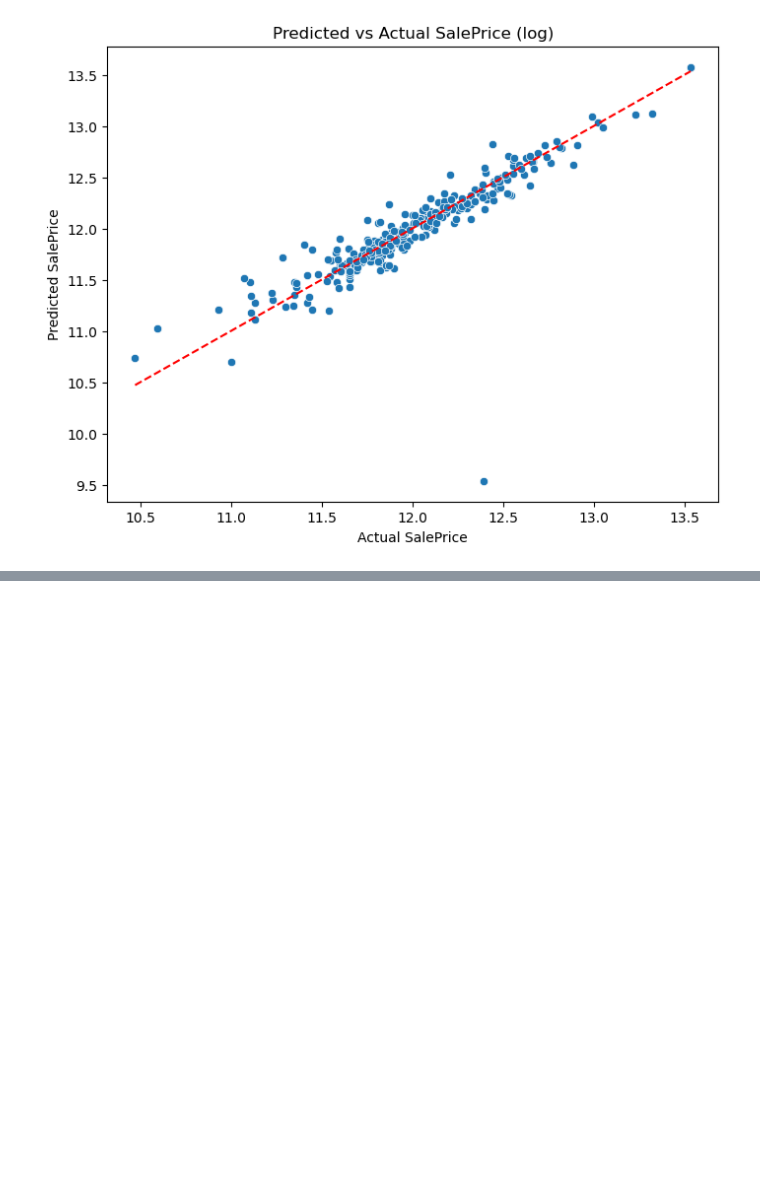
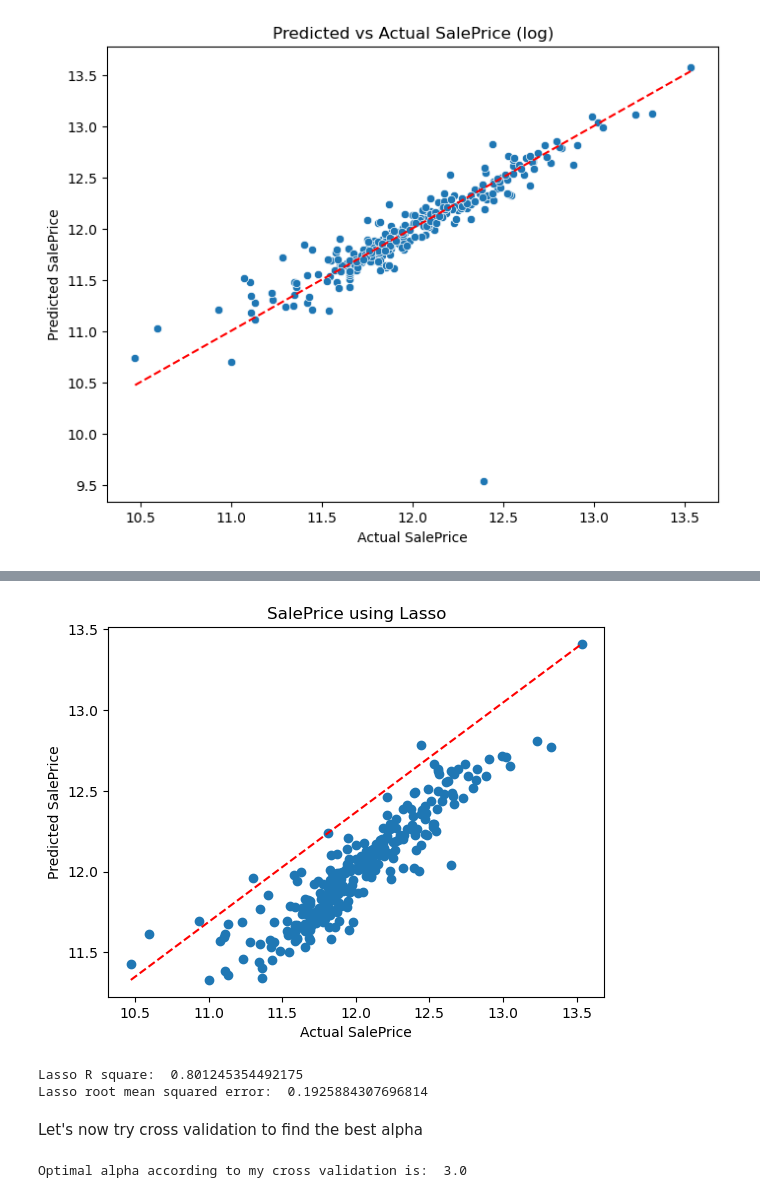
Before and after one commit to Hassanxsa/House-Prediction, a Jupyter notebook: LinearRegression.ipynb, the cells around one changed output, grey strips where cells are left out. Cells and saved outputs as stored; diff of their text form; code cells hidden in the pictures; blank space fills up the shorter version.

```diff
--- a/LinearRegression.ipynb
+++ b/LinearRegression.ipynb
@@ -366,0 +442,33 @@ plt.show()
+# %%
+lasso_model = Lasso()
+lasso_model = lasso_model.fit(x_train,y_train)
+y_pred = lasso_model.predict(x_test)
+# %%
+plt.scatter(x=y_test, y=y_pred)
+plt.xlabel("Actual SalePrice")
+plt.ylabel("Predicted SalePrice")
+plt.title("SalePrice using Lasso")
+plt.plot([y_test.min(),y_test.max()],[y_pred.min(),y_pred.max()], "r--")
+plt.show()
+
+
+lasso_r2 = r2_score(y_test,y_pred)
+lasso_rmse = np.sqrt(mean_squared_error(y_test,y_pred))
+
+print("Lasso R square: ", lasso_r2)
+print("Lasso root mean squared error: ", lasso_rmse)
+# %% [output]
+[figure, added]
+Lasso R square:  0.801245354492175
+Lasso root mean squared error:  0.1925884307696814
+# %% [markdown]
+Let's now try cross validation to find the best alpha
+# %%
+from sklearn.linear_model import RidgeCV
+
+ridge_model_cv = RidgeCV(alphas = [0.01,0.1,1,2,3], cv=5)
+ridge_model_cv.fit(x_train,y_train)
+
+print("Optimal alpha according to my cross validation is: ", ridge_model_cv.alpha_)
+# %% [output]
+Optimal alpha according to my cross validation is:  3.0
```
Also changed, not shown: parts of 16 cells of this notebook.
